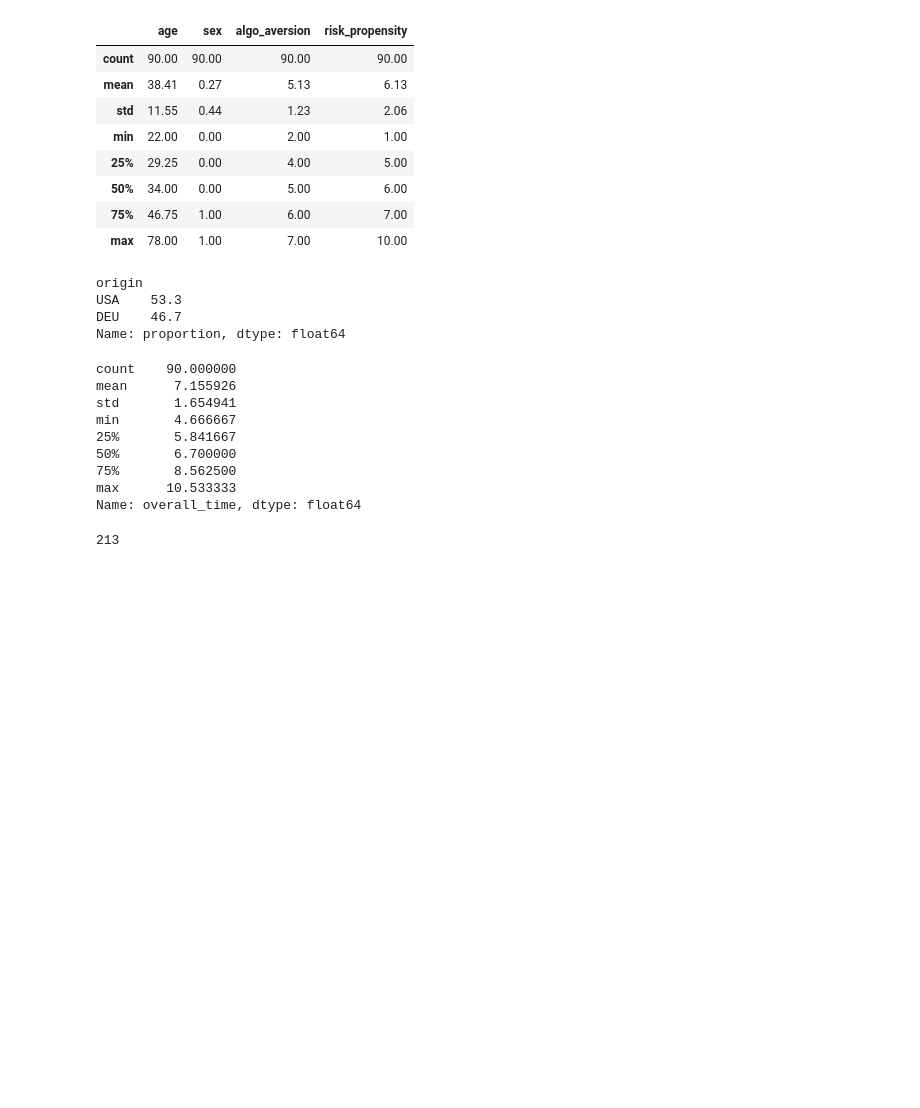
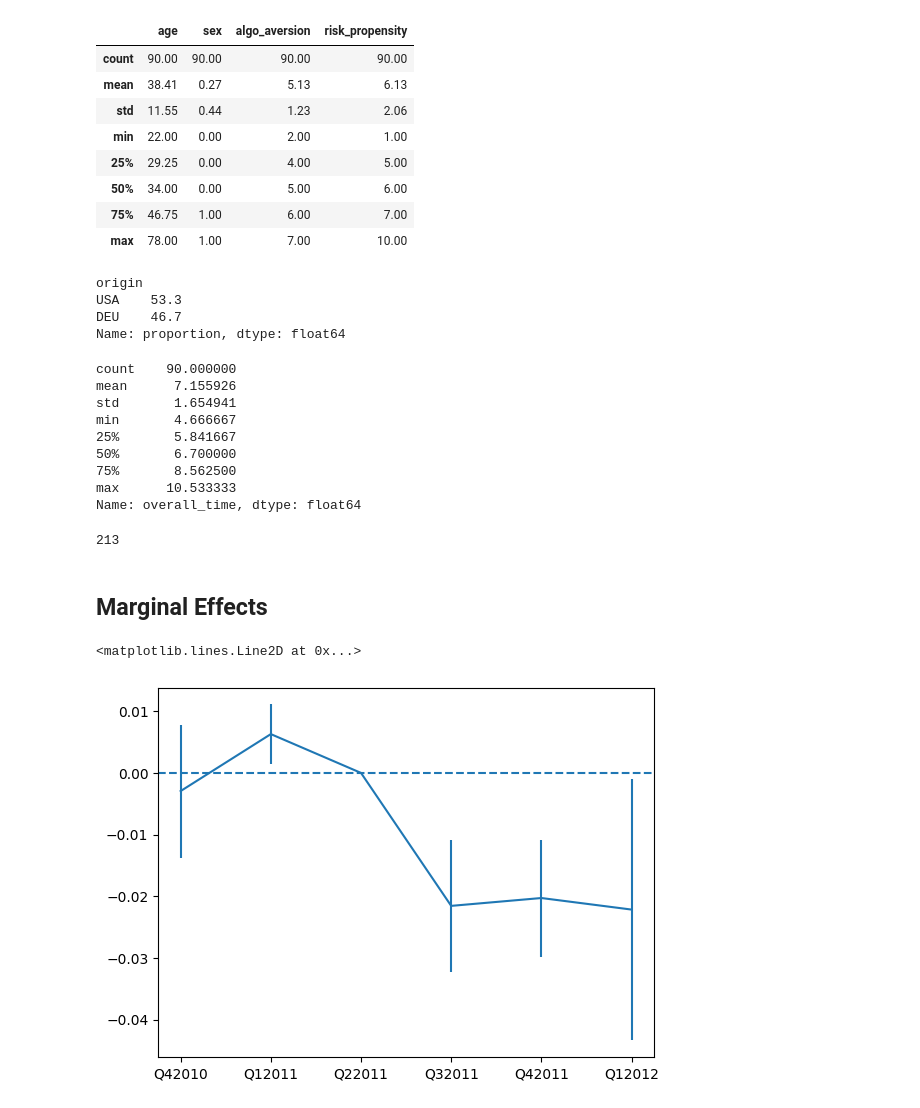
Before and after one commit to FlavourDave92/pa-leadership-survey, a Jupyter notebook: analysis/notebooks/analysis.ipynb, the cells around one changed output. Drawn from its saved outputs; the diff is of its cells as text; code cells hidden in the pictures; blank space fills up the shorter version.

```diff
--- a/analysis/notebooks/analysis.ipynb
+++ b/analysis/notebooks/analysis.ipynb
@@ -690,3 +702,71 @@ pd.concat(
 )["participant._current_page_name"].value_counts().sum()
 # %% [output]
 213
+# %% [markdown]
+## Marginal Effects
+# %%
+import matplotlib.pyplot as plt
+import linearmodels as lm
+
+# Read in data
+od = pd.read_csv('https://github.com/LOST-STATS/lost-stats.github.io/raw/source/Presentation/Figures/Data/Marginal_Effects_Plots_For_Interactions_With_Categorical_Variables/organ_donation.csv')
+
+# Create Treatment Variable
+od['California'] = od['State'] == 'California'
+
+# PanelOLS requires a numeric time variable
+od['Qtr'] = 1
+od.loc[od['Quarter'] == 'Q12011', 'Qtr'] = 2
+od.loc[od['Quarter'] == 'Q22011', 'Qtr'] = 3
+od.loc[od['Quarter'] == 'Q32011', 'Qtr'] = 4
+od.loc[od['Quarter'] == 'Q42011', 'Qtr'] = 5
+od.loc[od['Quarter'] == 'Q12012', 'Qtr'] = 6
+
+# Create our interactions by hand,
+# skipping quarter 3, the last one before treatment
+for i in range(1, 7):
+	name = f"INX{i}"
+	od[name] = 1 * od['California']
+	od.loc[od['Qtr'] != i, name] = 0
+
+# Set our individual and time (index) for our data
+od = od.set_index(['State','Qtr'])
+
+mod = lm.PanelOLS.from_formula('''Rate ~
+INX1 + INX2 + INX4 + INX5 + INX6 +
+EntityEffects + TimeEffects''',od)
+
+# Specify clustering when we fit the model
+clfe = mod.fit(cov_type = 'clustered',
+	cluster_entity = True)
+
+# Get coefficients and CIs
+res = pd.concat([clfe.params, clfe.std_errors], axis = 1)
+# Scale standard error to CI
+res['ci'] = res['std_error']*1.96
+
+# Add our quarter values
+res['Qtr'] = [1, 2, 4, 5, 6]
+# And add our reference period back in
+reference = pd.DataFrame([[0,0,0,3]],
+			  columns = ['parameter',
+						 'lower',
+						 'upper',
+						 'Qtr'])
+res = pd.concat([res, reference])
+
+# For plotting, sort and add labels
+res = res.sort_values('Qtr')
+res['Quarter'] = ['Q42010','Q12011',
+				  'Q22011','Q32011',
+				  'Q42011','Q12012']
+
+# Plot the estimates as connected lines with error bars
+
+plt.errorbar(x = 'Quarter', y = 'parameter',
+					yerr = 'ci', data = res)
+# Add a horizontal line at 0
+plt.axhline(0, linestyle = 'dashed')
+# %% [output]
+<matplotlib.lines.Line2D at 0x...>
+[figure, added]
```
Also changed, not shown: parts of 4 cells of this notebook, 6 other files.
